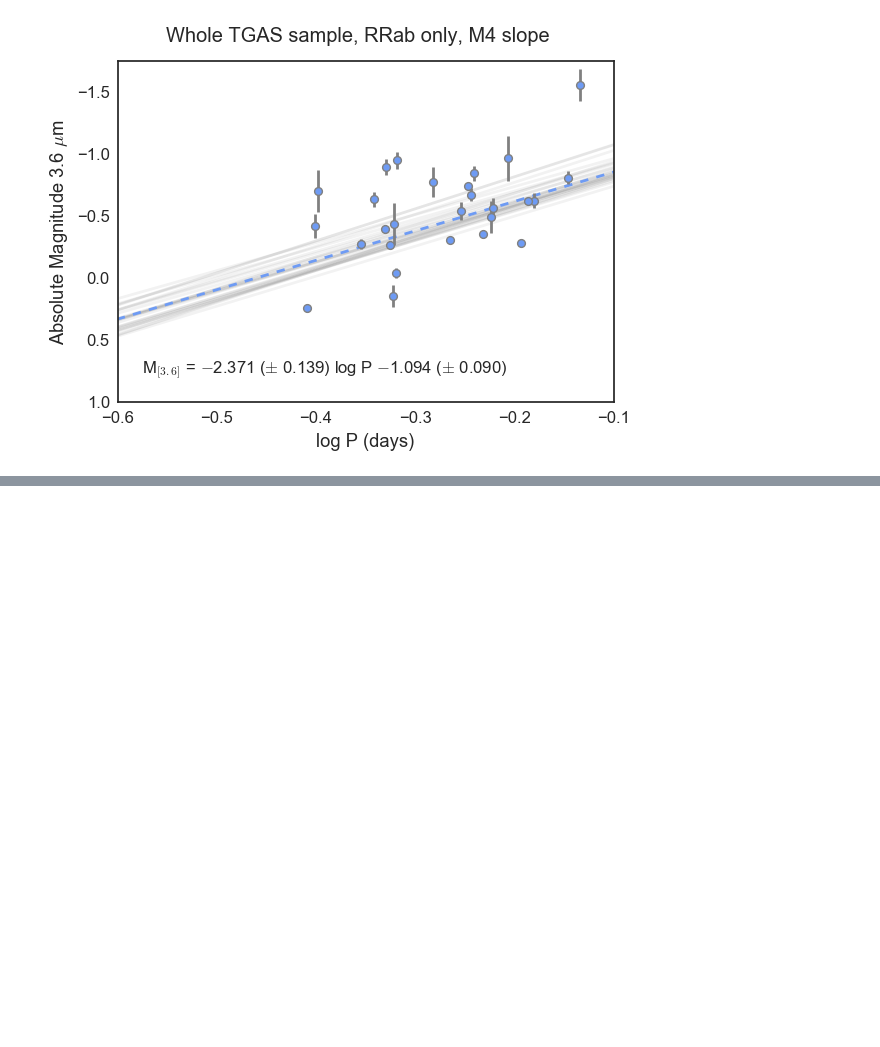
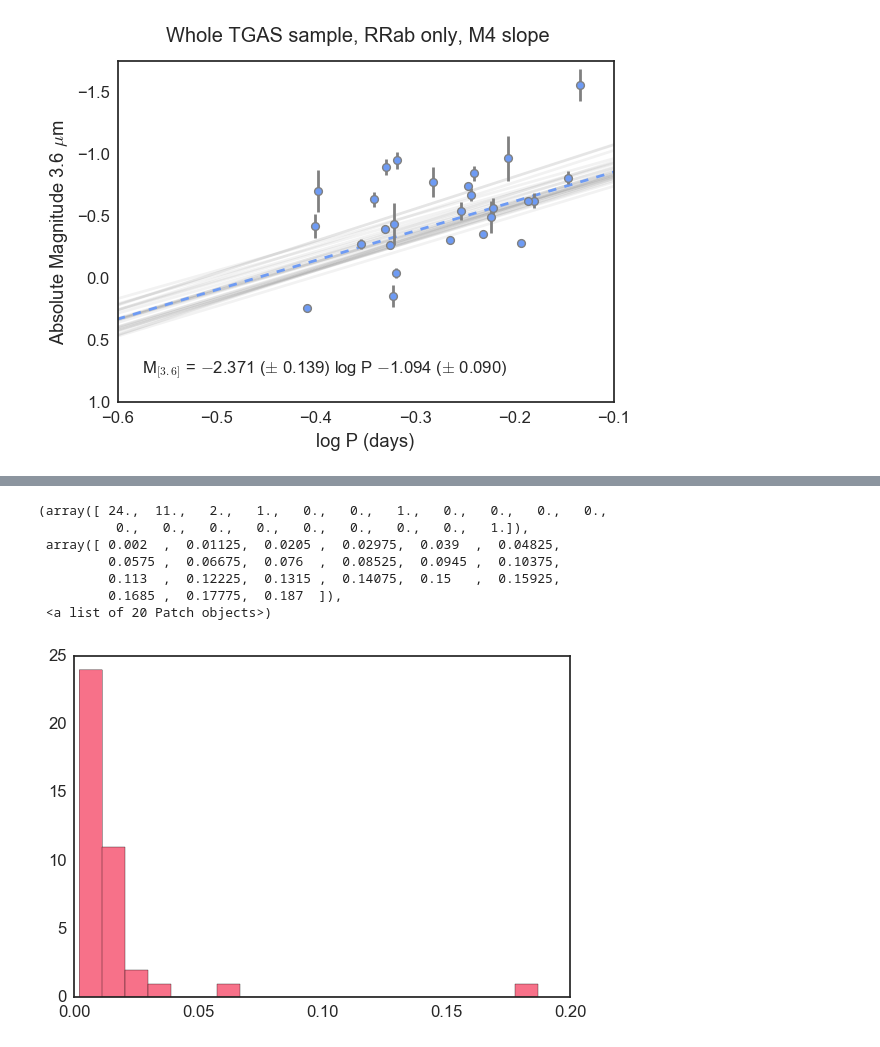
Before and after one commit to vickyscowcroft/ipython_notebooks, a Jupyter notebook: gaia_rrl_calibration_clean.ipynb, the cells around one changed output, grey strips where cells are left out. Drawn from its saved outputs; the diff is of its cells as text; code cells hidden in the pictures; blank space fills up the shorter version.

```diff
--- a/gaia_rrl_calibration_clean.ipynb
+++ b/gaia_rrl_calibration_clean.ipynb
@@ -1526,0 +1910,11 @@ col
+# %%
+mp.hist(analysis_df.A_3p6, bins=20)
+# %% [output]
+(array([ 24.,  11.,   2.,   1.,   0.,   0.,   1.,   0.,   0.,   0.,   0.,
+          0.,   0.,   0.,   0.,   0.,   0.,   0.,   0.,   1.]),
+ array([ 0.002  ,  0.01125,  0.0205 ,  0.02975,  0.039  ,  0.04825,
+         0.0575 ,  0.06675,  0.076  ,  0.08525,  0.0945 ,  0.10375,
+         0.113  ,  0.12225,  0.1315 ,  0.14075,  0.15   ,  0.15925,
+         0.1685 ,  0.17775,  0.187  ]),
+ <a list of 20 Patch objects>)
+[figure, added]
```
Also changed, not shown: parts of 12 cells of this notebook, 3 other files.
